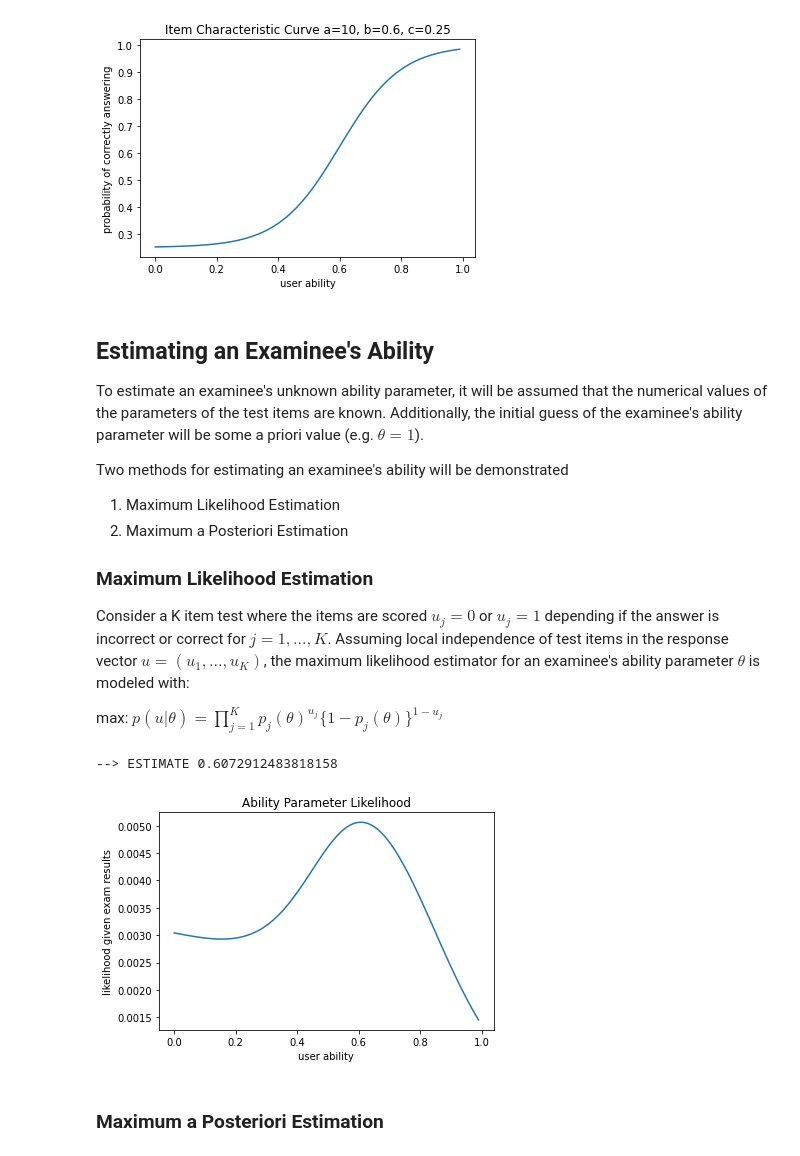
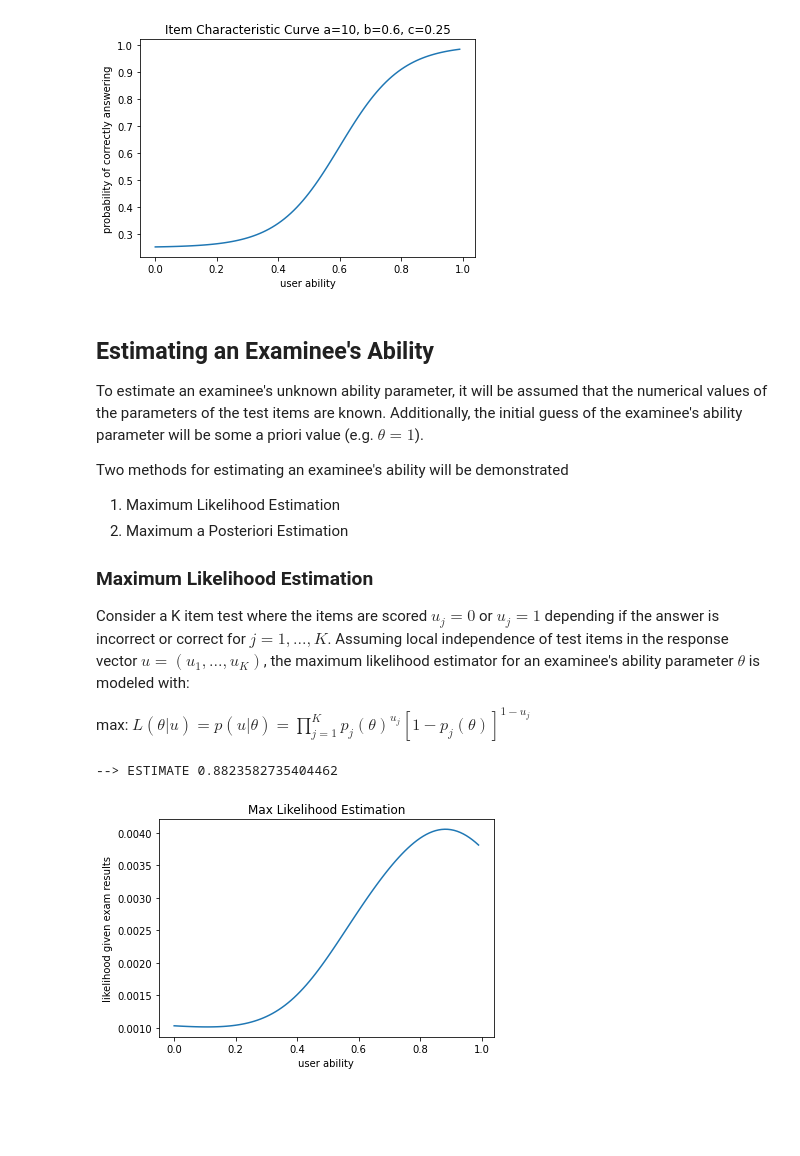
Before and after one commit to seakers/cost-estimator-ca, a Jupyter notebook: stats/ItemResponseTheory.ipynb, the cells around one changed output. Drawn from its saved outputs; the diff is of its cells as text; code cells hidden in the pictures; blank space fills up the shorter version.

```diff
--- a/stats/ItemResponseTheory.ipynb
+++ b/stats/ItemResponseTheory.ipynb
@@ -63,35 +63,33 @@ Two methods for estimating an examinee's ability will be demonstrated
 Consider a K item test where the items are scored $u_j=0$ or $u_j=1$ depending if the answer is incorrect or correct for $j=1,...,K$. Assuming local independence of test items in the response vector $u=(u_1,...,u_K)$, the maximum likelihood estimator for an examinee's ability parameter $\theta$ is modeled with:
 
 
-max: $p(u|\theta) = \prod_{j = 1}^{K} p_j(\theta)^{u_j}\{1-p_j(\theta)\}^{1-u_j}$
+max: $L(\theta|u) = p(u|\theta) = \prod_{j = 1}^{K} p_j(\theta)^{u_j}[1-p_j(\theta)]^{1-u_j}$
 # %%
 from irt_estimation.IIIPL import MLE_Ability_Estimator
 
 # Exam results
 answers = [
         (1, IIIPL(10, .5, .25)),
         (0, IIIPL(4, .4, .25)),
         (1, IIIPL(6, .8, .25)),
-        (0, IIIPL(6, .9, .25))
+        (1, IIIPL(6, .9, .25))
 ]
 
 # Instantiate estimator
 estimator = MLE_Ability_Estimator(answers)
 
 
 # Sample a uniform distribution of ability parameter vaules [0, 1] to draw Likelihood function
 theta = np.arange(0, 1, 0.01)
 likelihoods = estimator.likelihood_arr(theta)
 plt.plot(theta, likelihoods)
 plt.xlabel("user ability")
 plt.ylabel("likelihood given exam results")
-_ = plt.title(f"Ability Parameter Likelihood")
+_ = plt.title(f"Max Likelihood Estimation")
 
 # Estimate the user's ability parameter by maximizing the likelihood function
 estimate = estimator.estimate()
 print('--> ESTIMATE', estimate.x)
 # %% [output]
---> ESTIMATE 0.6072912483818158
+--> ESTIMATE 0.8823582735404462
-[figure, old version]
+[figure, new version]
-# %% [markdown]
-### Maximum a Posteriori Estimation
```
Also changed, not shown: parts of 3 cells of this notebook, 1 other file.
